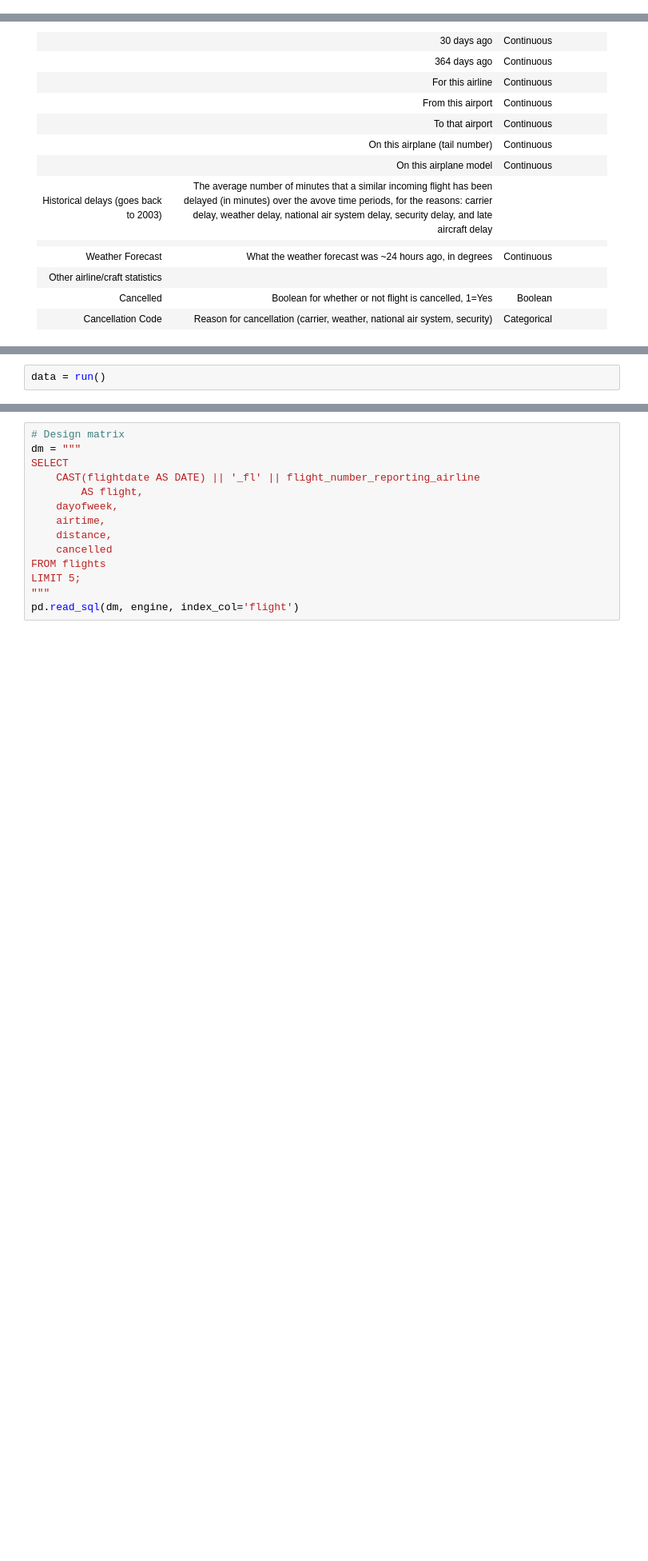
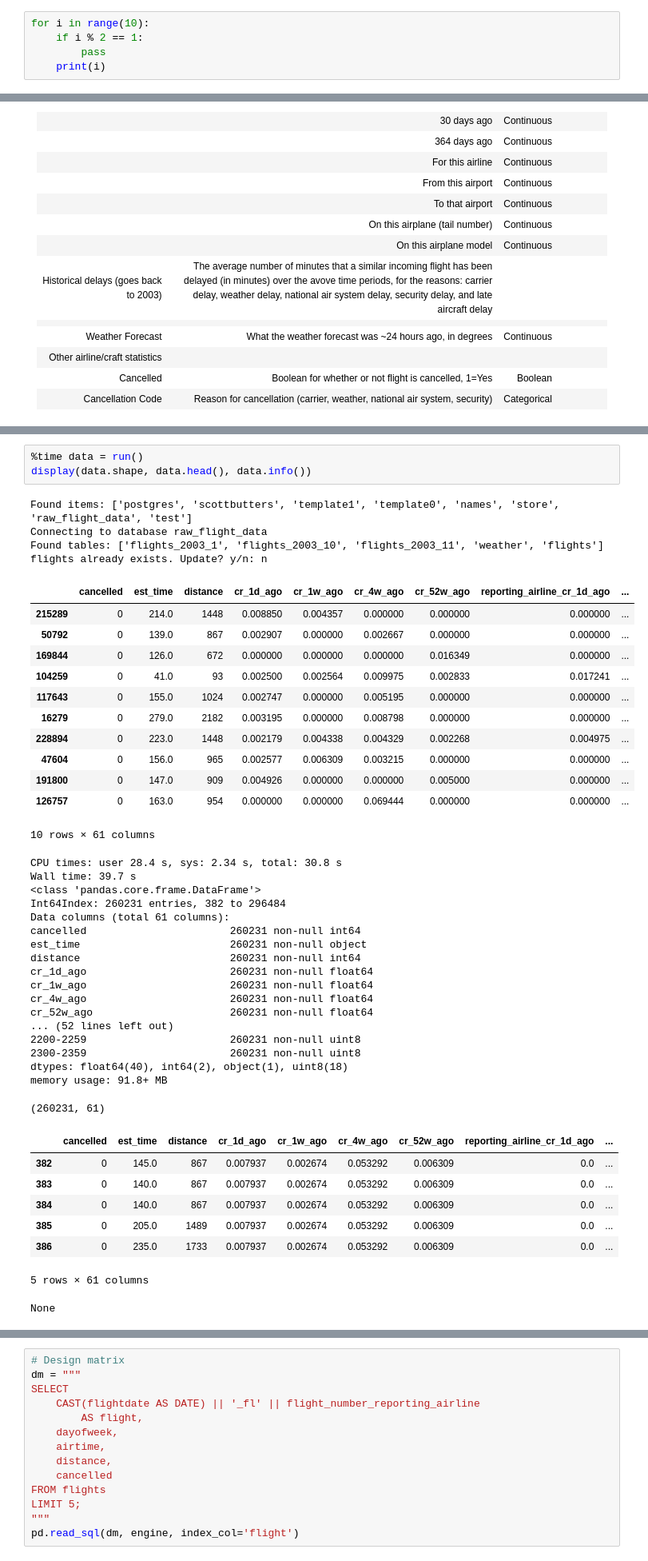
Before and after one commit to BotScutters/predicting-flight-cancellations, a Jupyter notebook: notebooks/mvp.ipynb, the cells around one changed output, grey strips where cells are left out. Shown at 80% size. Drawn from its saved outputs; the diff is of its cells as text; blank space fills up the shorter version.

```diff
--- a/notebooks/mvp.ipynb
+++ b/notebooks/mvp.ipynb
@@ -159,0 +248,5 @@ run()
+# %%
+for i in range(10):
+    if i % 2 == 1:
+        pass
+    print(i)
@@ -572,2 +339,0 @@ def run():
-# %%
-data = run()
@@ -594,3 +800,49 @@ data.shape
+# %%
+%time data = run()
+display(data.shape, data.head(), data.info())
+# %% [output]
+Found items: ['postgres', 'scottbutters', 'template1', 'template0', 'names', 'store', 'raw_flight_data', 'test']
+Connecting to database raw_flight_data
+Found tables: ['flights_2003_1', 'flights_2003_10', 'flights_2003_11', 'weather', 'flights']
+flights already exists. Update? y/n: n
+|  | cancelled | est_time | distance | cr_1d_ago | cr_1w_ago | cr_4w_ago | cr_52w_ago | reporting_airline_cr_1d_ago | ... |
+| 215289 | 0 | 214.0 | 1448 | 0.008850 | 0.004357 | 0.000000 | 0.000000 | 0.000000 | ... |
+| 50792 | 0 | 139.0 | 867 | 0.002907 | 0.000000 | 0.002667 | 0.000000 | 0.000000 | ... |
+| 169844 | 0 | 126.0 | 672 | 0.000000 | 0.000000 | 0.000000 | 0.016349 | 0.000000 | ... |
+| 104259 | 0 | 41.0 | 93 | 0.002500 | 0.002564 | 0.009975 | 0.002833 | 0.017241 | ... |
+| 117643 | 0 | 155.0 | 1024 | 0.002747 | 0.000000 | 0.005195 | 0.000000 | 0.000000 | ... |
+| 16279 | 0 | 279.0 | 2182 | 0.003195 | 0.000000 | 0.008798 | 0.000000 | 0.000000 | ... |
+| 228894 | 0 | 223.0 | 1448 | 0.002179 | 0.004338 | 0.004329 | 0.002268 | 0.004975 | ... |
+| 47604 | 0 | 156.0 | 965 | 0.002577 | 0.006309 | 0.003215 | 0.000000 | 0.000000 | ... |
+| 191800 | 0 | 147.0 | 909 | 0.004926 | 0.000000 | 0.000000 | 0.005000 | 0.000000 | ... |
+| 126757 | 0 | 163.0 | 954 | 0.000000 | 0.000000 | 0.069444 | 0.000000 | 0.000000 | ... |
+10 rows × 61 columns
+CPU times: user 28.4 s, sys: 2.34 s, total: 30.8 s
+Wall time: 39.7 s
+<class 'pandas.core.frame.DataFrame'>
+Int64Index: 260231 entries, 382 to 296484
+Data columns (total 61 columns):
+cancelled                       260231 non-null int64
+est_time                        260231 non-null object
+distance                        260231 non-null int64
+cr_1d_ago                       260231 non-null float64
+cr_1w_ago                       260231 non-null float64
+cr_4w_ago                       260231 non-null float64
+cr_52w_ago                      260231 non-null float64
+... (52 lines left out)
+2200-2259                       260231 non-null uint8
+2300-2359                       260231 non-null uint8
+dtypes: float64(40), int64(2), object(1), uint8(18)
+memory usage: 91.8+ MB
+(260231, 61)
+|  | cancelled | est_time | distance | cr_1d_ago | cr_1w_ago | cr_4w_ago | cr_52w_ago | reporting_airline_cr_1d_ago | ... |
+| 382 | 0 | 145.0 | 867 | 0.007937 | 0.002674 | 0.053292 | 0.006309 | 0.0 | ... |
+| 383 | 0 | 140.0 | 867 | 0.007937 | 0.002674 | 0.053292 | 0.006309 | 0.0 | ... |
+| 384 | 0 | 140.0 | 867 | 0.007937 | 0.002674 | 0.053292 | 0.006309 | 0.0 | ... |
+| 385 | 0 | 205.0 | 1489 | 0.007937 | 0.002674 | 0.053292 | 0.006309 | 0.0 | ... |
+| 386 | 0 | 235.0 | 1733 | 0.007937 | 0.002674 | 0.053292 | 0.006309 | 0.0 | ... |
+5 rows × 61 columns
+None
 # %%
 q = """
 SELECT
```
Also changed, not shown: parts of 40 cells of this notebook, 1 other file.
